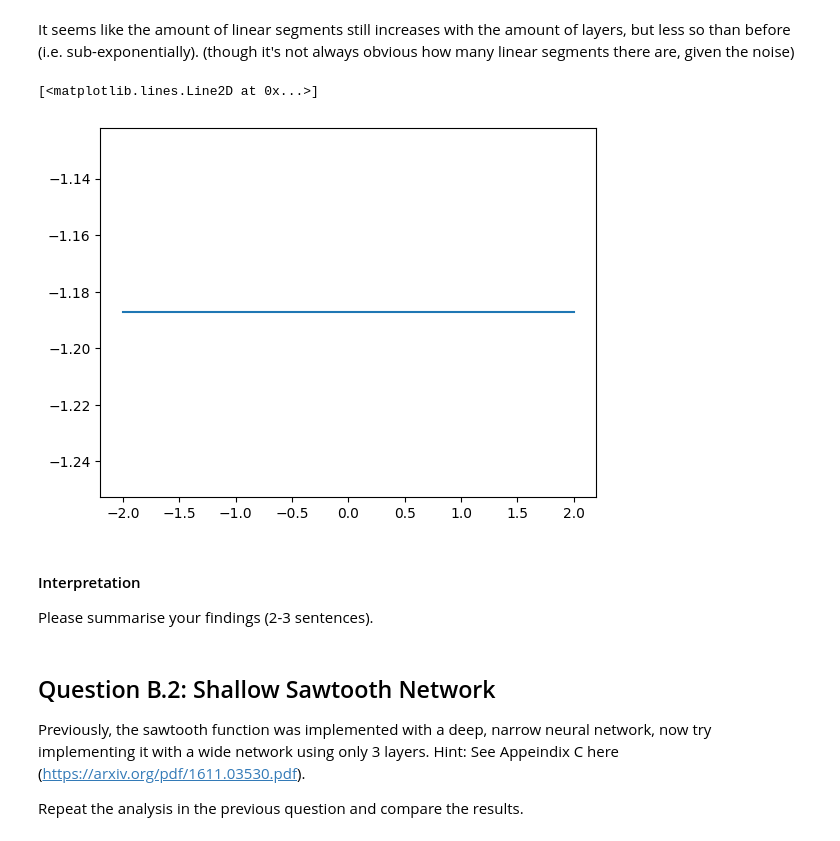
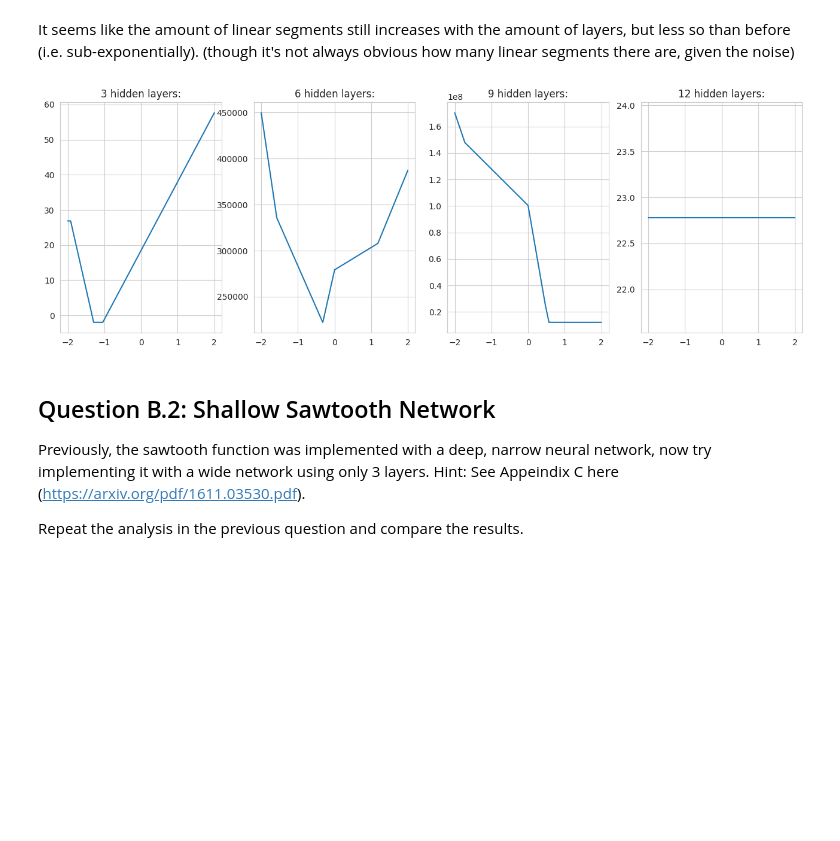
Before and after one commit to JDS289/-DNNs, a Jupyter notebook: DeepNN_2025_Assignment_1.ipynb, the cells around one changed output. Drawn from its saved outputs; the diff is of its cells as text; code cells hidden in the pictures; blank space fills up the shorter version.

```diff
--- a/DeepNN_2025_Assignment_1.ipynb
+++ b/DeepNN_2025_Assignment_1.ipynb
@@ -579,19 +575,16 @@ for n, model, ax in zip([3, 6, 9, 12], models, axs):
 # %% [markdown]
 It seems like the amount of linear segments still increases with the amount of layers, but less so than before (i.e. sub-exponentially).
 (though it's not always obvious how many linear segments there are, given the noise)
-# %%
-from functools import partial
-
-model = get_sawtooth_network(num_hidden_layers=5, middle_layer=partial(random_init_middle_layer))
-
-plt.plot(x, model(x).detach())
-# %% [output]
-[<matplotlib.lines.Line2D at 0x...>]
-[figure, removed]
-# %% [markdown]
-#### Interpretation
-
-Please summarise your findings (2-3 sentences).
+# %%
+models = [get_sawtooth_network(num_hidden_layers=n, middle_layer=partial(gaussian_init_middle_layer)) for n in (3, 6, 9, 12)]
+
+fig, axs = plt.subplots(ncols=4, figsize=(16, 5))
+
+for n, model, ax in zip([3, 6, 9, 12], models, axs):
+    ax.plot(x, model(x).detach())
+    ax.set_title(f"{n} hidden layers:")
+# %% [output]
+[figure, added]
 # %% [markdown]
 ## Question B.2: Shallow Sawtooth Network
 
```
Also changed, not shown: parts of 16 cells of this notebook.
